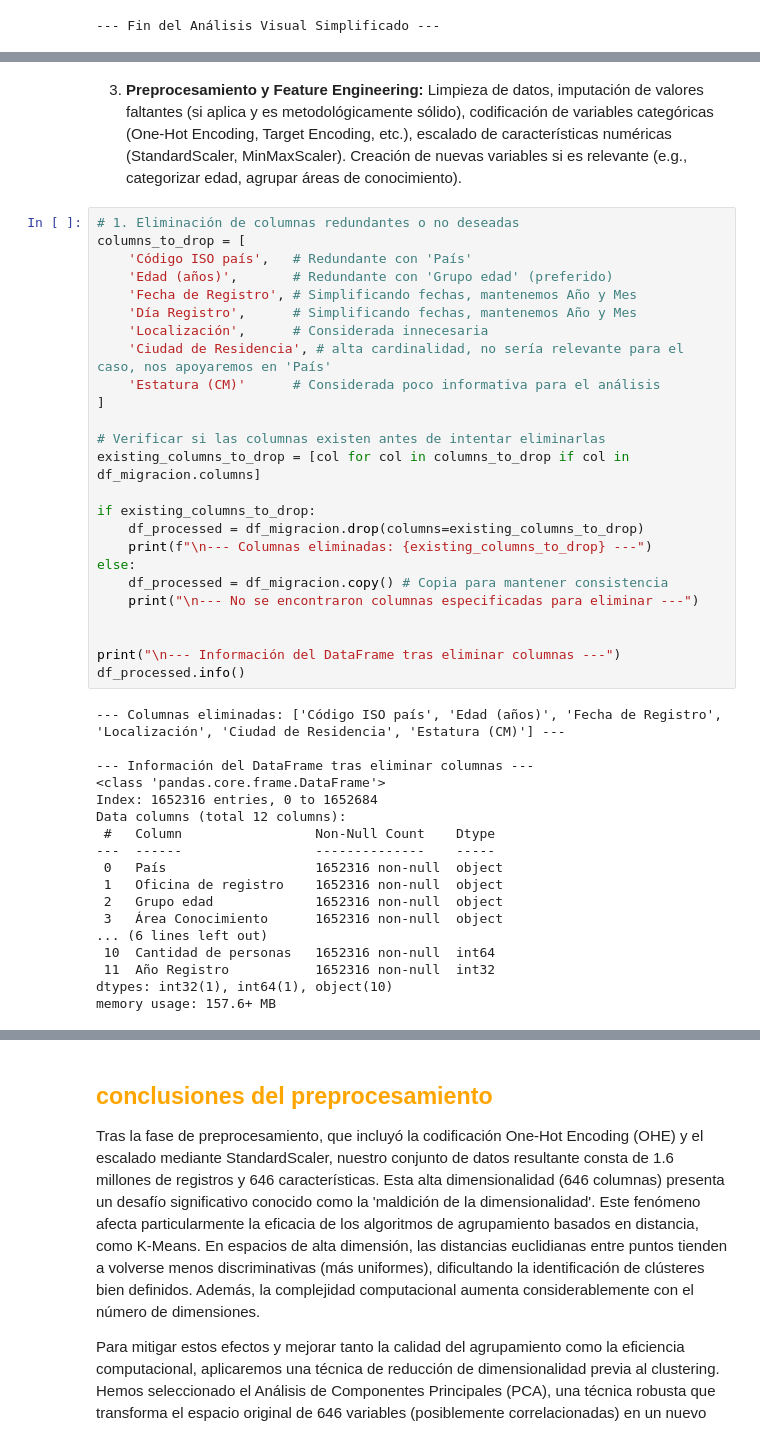
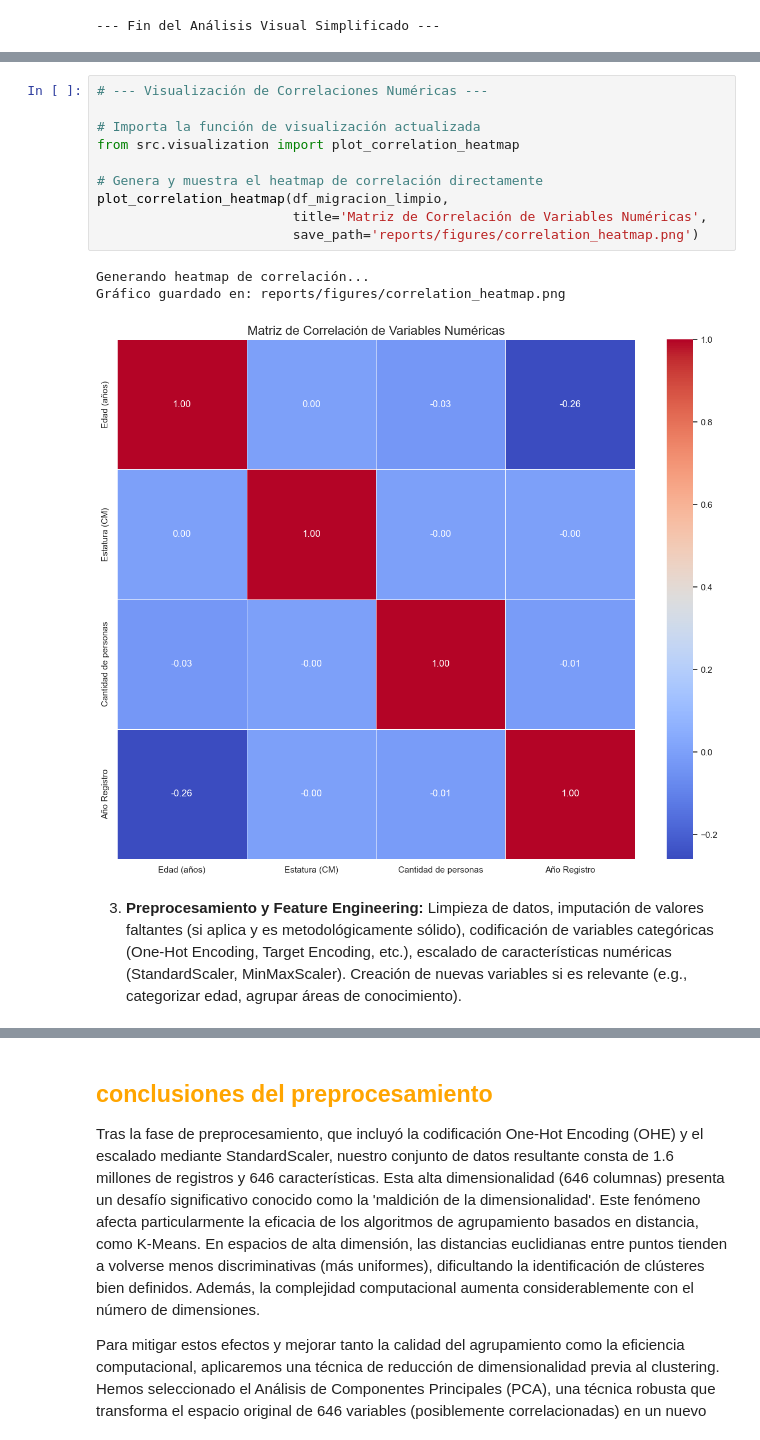
Before and after one commit to jhongaleano09/colombian-diaspora-analysis, a Jupyter notebook: notebooks/1.0-EDA_and_Prototyping.ipynb, the cells around one changed output, grey strips where cells are left out. Saved outputs shown, nothing was run; the diff lists cells and outputs as text.

Commit message:
Se agregan nuevas función en procesamiento de datos para simplificar el notebook, se agrega en visualización el heatmap

```diff
--- a/notebooks/1.0-EDA_and_Prototyping.ipynb
+++ b/notebooks/1.0-EDA_and_Prototyping.ipynb
@@ -389,45 +337,16 @@ Año Registro              1.000000
+# %%
+# --- Visualización de Correlaciones Numéricas ---
+
+# Importa la función de visualización actualizada
+from src.visualization import plot_correlation_heatmap
+
+# Genera y muestra el heatmap de correlación directamente
+plot_correlation_heatmap(df_migracion_limpio,
+                         title='Matriz de Correlación de Variables Numéricas',
+                         save_path='reports/figures/correlation_heatmap.png')
+# %% [output]
+Generando heatmap de correlación...
+Gráfico guardado en: reports/figures/correlation_heatmap.png
+[figure, added]
 # %% [markdown]
 3.  **Preprocesamiento y Feature Engineering:** Limpieza de datos, imputación de valores faltantes (si aplica y es metodológicamente sólido), codificación de variables categóricas (One-Hot Encoding, Target Encoding, etc.), escalado de características numéricas (StandardScaler, MinMaxScaler). Creación de nuevas variables si es relevante (e.g., categorizar edad, agrupar áreas de conocimiento).
-# %%
-# 1. Eliminación de columnas redundantes o no deseadas
-columns_to_drop = [
-    'Código ISO país',   # Redundante con 'País'
-    'Edad (años)',       # Redundante con 'Grupo edad' (preferido)
-    'Fecha de Registro', # Simplificando fechas, mantenemos Año y Mes
-    'Día Registro',      # Simplificando fechas, mantenemos Año y Mes
-    'Localización',      # Considerada innecesaria
-    'Ciudad de Residencia', # alta cardinalidad, no sería relevante para el caso, nos apoyaremos en 'País'
-    'Estatura (CM)'      # Considerada poco informativa para el análisis
-]
-
-# Verificar si las columnas existen antes de intentar eliminarlas
-existing_columns_to_drop = [col for col in columns_to_drop if col in df_migracion.columns]
-
-if existing_columns_to_drop:
-    df_processed = df_migracion.drop(columns=existing_columns_to_drop)
-    print(f"\n--- Columnas eliminadas: {existing_columns_to_drop} ---")
-else:
-    df_processed = df_migracion.copy() # Copia para mantener consistencia
-    print("\n--- No se encontraron columnas especificadas para eliminar ---")
-
-
-print("\n--- Información del DataFrame tras eliminar columnas ---")
-df_processed.info()
-# %% [output]
---- Columnas eliminadas: ['Código ISO país', 'Edad (años)', 'Fecha de Registro', 'Localización', 'Ciudad de Residencia', 'Estatura (CM)'] ---
-
---- Información del DataFrame tras eliminar columnas ---
-<class 'pandas.core.frame.DataFrame'>
-Index: 1652316 entries, 0 to 1652684
-Data columns (total 12 columns):
- #   Column                 Non-Null Count    Dtype
----  ------                 --------------    -----
- 0   País                   1652316 non-null  object
- 1   Oficina de registro    1652316 non-null  object
- 2   Grupo edad             1652316 non-null  object
- 3   Área Conocimiento      1652316 non-null  object
-... (6 lines left out)
- 10  Cantidad de personas   1652316 non-null  int64
- 11  Año Registro           1652316 non-null  int32
-dtypes: int32(1), int64(1), object(10)
-memory usage: 157.6+ MB
```
Also changed, not shown: parts of 8 cells of this notebook, 3 other files.
